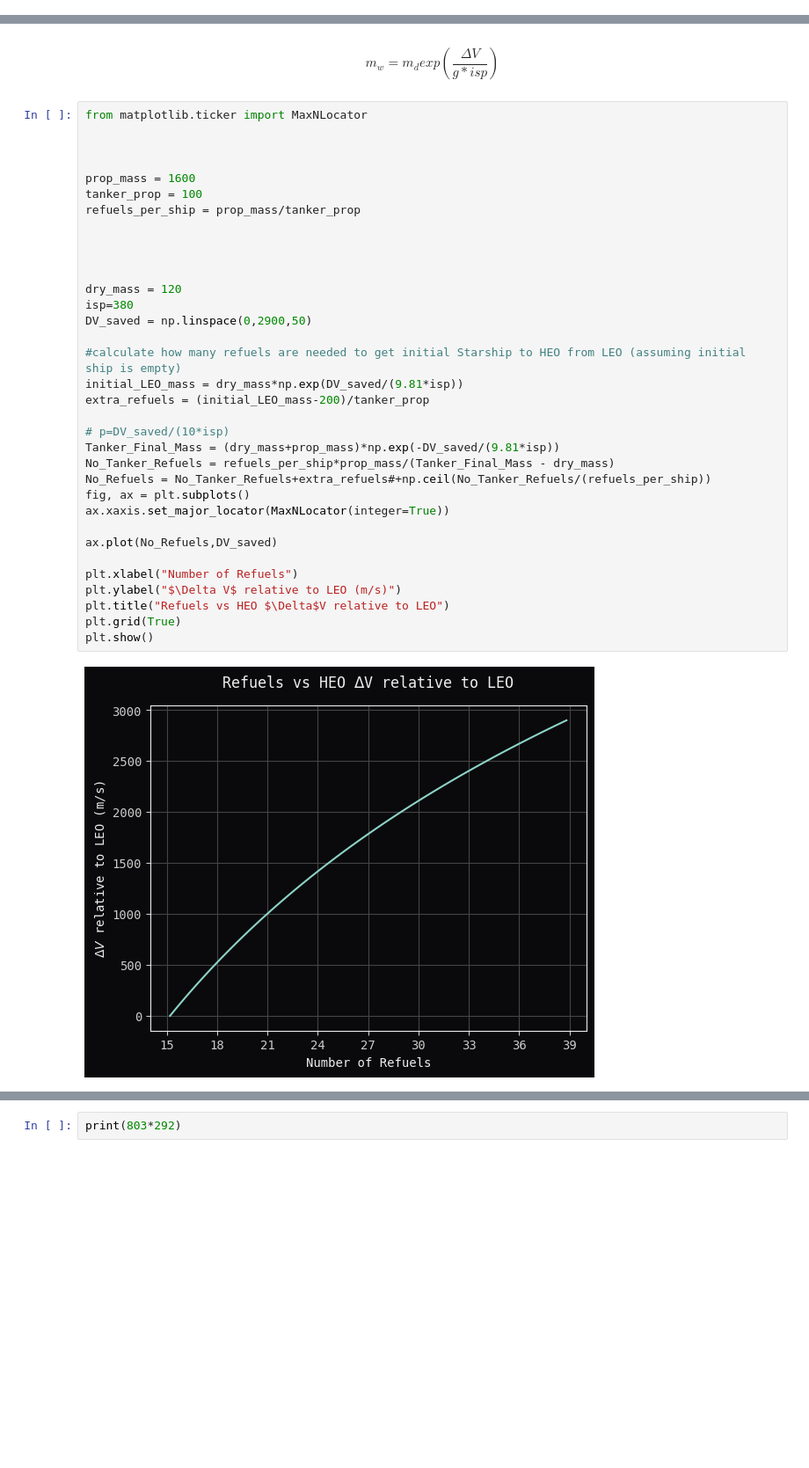
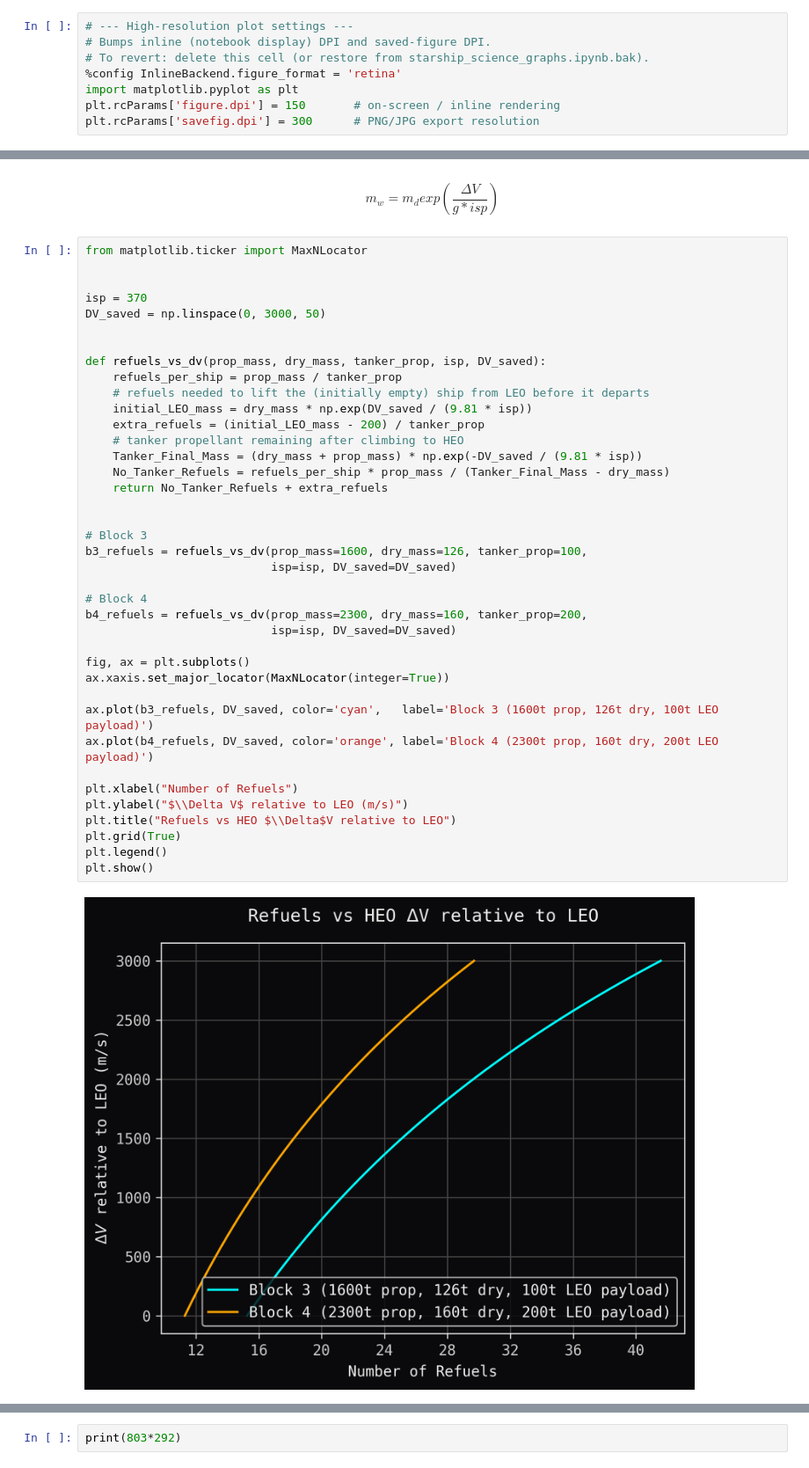
Before and after one commit to jackSN8/Starship_outer_planets_missions, a Jupyter notebook: starship_science_graphs.ipynb, the cells around one changed output, grey strips where cells are left out. Shown at 88% size. Saved outputs shown, nothing was run; the diff lists cells and outputs as text; blank space fills up the shorter version.

```diff
--- a/starship_science_graphs.ipynb
+++ b/starship_science_graphs.ipynb
@@ -1,3 +1,11 @@
+# %%
+# --- High-resolution plot settings ---
+# Bumps inline (notebook display) DPI and saved-figure DPI.
+# To revert: delete this cell (or restore from starship_science_graphs.ipynb.bak).
+%config InlineBackend.figure_format = 'retina'
+import matplotlib.pyplot as plt
+plt.rcParams['figure.dpi'] = 150       # on-screen / inline rendering
+plt.rcParams['savefig.dpi'] = 300      # PNG/JPG export resolution
 # %%
 import matplotlib.pyplot as plt
 import numpy as np
@@ -498,36 +684,41 @@ $$m_w=m_dexp(\frac{\Delta V}{g*isp})$$
 # %%
 from matplotlib.ticker import MaxNLocator
 
 
-
-prop_mass = 1600
-tanker_prop = 100
-refuels_per_ship = prop_mass/tanker_prop
+isp = 370
+DV_saved = np.linspace(0, 3000, 50)
 
 
+def refuels_vs_dv(prop_mass, dry_mass, tanker_prop, isp, DV_saved):
+    refuels_per_ship = prop_mass / tanker_prop
+    # refuels needed to lift the (initially empty) ship from LEO before it departs
+    initial_LEO_mass = dry_mass * np.exp(DV_saved / (9.81 * isp))
+    extra_refuels = (initial_LEO_mass - 200) / tanker_prop
+    # tanker propellant remaining after climbing to HEO
+    Tanker_Final_Mass = (dry_mass + prop_mass) * np.exp(-DV_saved / (9.81 * isp))
+    No_Tanker_Refuels = refuels_per_ship * prop_mass / (Tanker_Final_Mass - dry_mass)
+    return No_Tanker_Refuels + extra_refuels
 
 
-dry_mass = 120
-isp=380
-DV_saved = np.linspace(0,2900,50)
+# Block 3
+b3_refuels = refuels_vs_dv(prop_mass=1600, dry_mass=126, tanker_prop=100,
+                           isp=isp, DV_saved=DV_saved)
 
-#calculate how many refuels are needed to get initial Starship to HEO from LEO (assuming initial ship is empty)
-initial_LEO_mass = dry_mass*np.exp(DV_saved/(9.81*isp))
-extra_refuels = (initial_LEO_mass-200)/tanker_prop
+# Block 4
+b4_refuels = refuels_vs_dv(prop_mass=2300, dry_mass=160, tanker_prop=200,
+                           isp=isp, DV_saved=DV_saved)
 
-# p=DV_saved/(10*isp)
-Tanker_Final_Mass = (dry_mass+prop_mass)*np.exp(-DV_saved/(9.81*isp))
-No_Tanker_Refuels = refuels_per_ship*prop_mass/(Tanker_Final_Mass - dry_mass)
-No_Refuels = No_Tanker_Refuels+extra_refuels#+np.ceil(No_Tanker_Refuels/(refuels_per_ship))
 fig, ax = plt.subplots()
 ax.xaxis.set_major_locator(MaxNLocator(integer=True))
 
-ax.plot(No_Refuels,DV_saved)
+ax.plot(b3_refuels, DV_saved, color='cyan',   label='Block 3 (1600t prop, 126t dry, 100t LEO payload)')
+ax.plot(b4_refuels, DV_saved, color='orange', label='Block 4 (2300t prop, 160t dry, 200t LEO payload)')
 
 plt.xlabel("Number of Refuels")
-plt.ylabel("$\Delta V$ relative to LEO (m/s)")
-plt.title("Refuels vs HEO $\Delta$V relative to LEO")
+plt.ylabel("$\\Delta V$ relative to LEO (m/s)")
+plt.title("Refuels vs HEO $\\Delta$V relative to LEO")
 plt.grid(True)
+plt.legend()
 plt.show()
 # %% [output]
-[figure, old version]
+[figure, new version]
```
Also changed, not shown: parts of 12 cells of this notebook, 14 other files.
